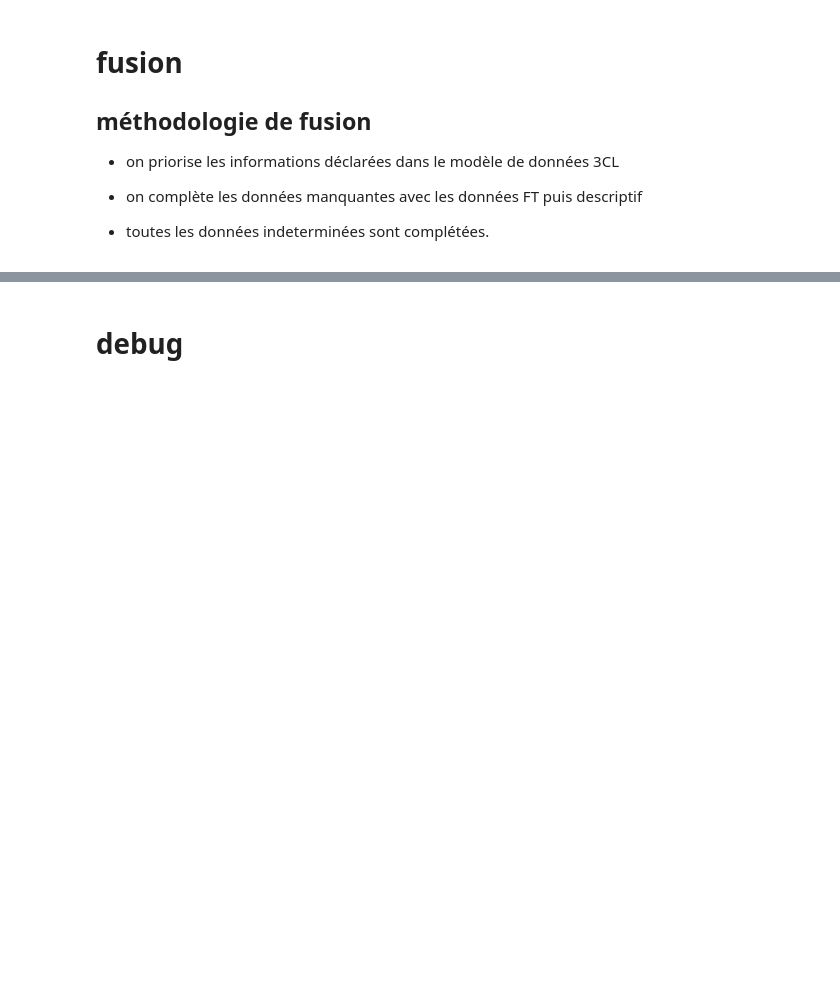
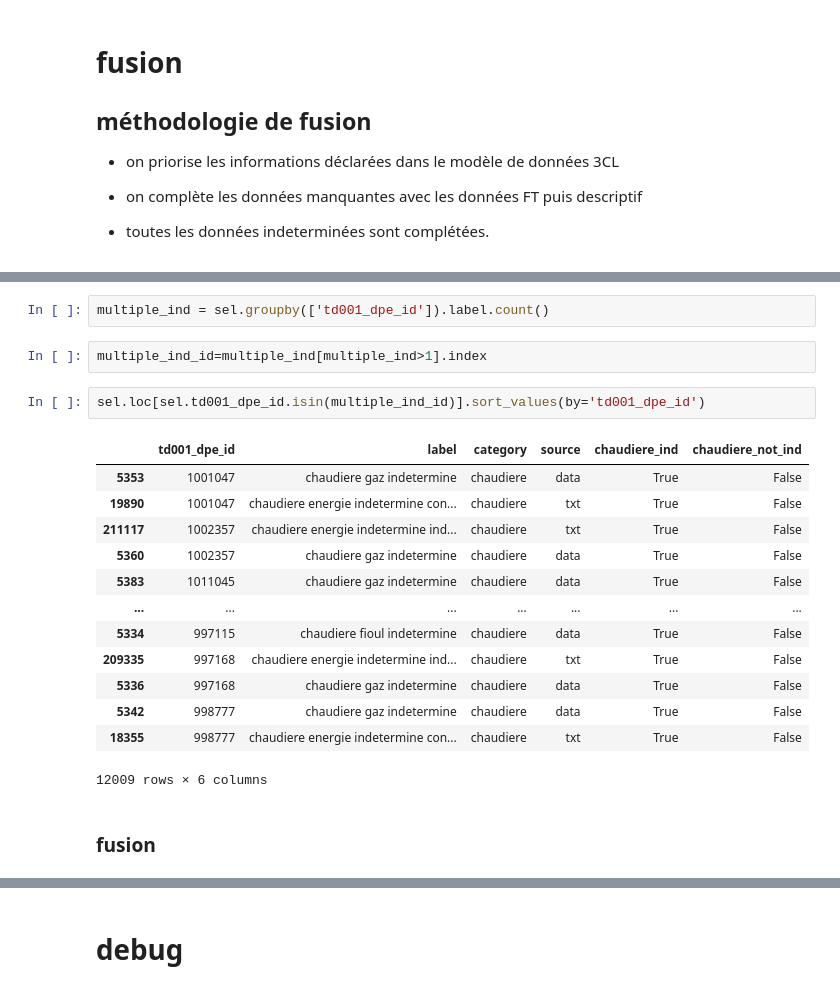
Before and after one commit to etalab/de-dpe-processing, a Jupyter notebook: data_processing_cstb/traitement_donnees_metier/dev pre 1948 elasticsearch.ipynb, the cells around one changed output, grey strips where cells are left out. Drawn from its saved outputs; the diff is of its cells as text; blank space fills up the shorter version.

```diff
--- a/data_processing_cstb/traitement_donnees_metier/dev pre 1948 elasticsearch.ipynb
+++ b/data_processing_cstb/traitement_donnees_metier/dev pre 1948 elasticsearch.ipynb
@@ -641,0 +625,22 @@ m=m.merge(gen[['td001_dpe_id','nom_methode_dpe_norm']],on='td001_dpe_id',how='ou
+# %%
+multiple_ind = sel.groupby(['td001_dpe_id']).label.count()
+# %%
+multiple_ind_id=multiple_ind[multiple_ind>1].index
+# %%
+sel.loc[sel.td001_dpe_id.isin(multiple_ind_id)].sort_values(by='td001_dpe_id')
+# %% [output]
+|  | td001_dpe_id | label | category | source | chaudiere_ind | chaudiere_not_ind |
+| 5353 | 1001047 | chaudiere gaz indetermine | chaudiere | data | True | False |
+| 19890 | 1001047 | chaudiere energie indetermine con... | chaudiere | txt | True | False |
+| 211117 | 1002357 | chaudiere energie indetermine ind... | chaudiere | txt | True | False |
+| 5360 | 1002357 | chaudiere gaz indetermine | chaudiere | data | True | False |
+| 5383 | 1011045 | chaudiere gaz indetermine | chaudiere | data | True | False |
+| ... | ... | ... | ... | ... | ... | ... |
+| 5334 | 997115 | chaudiere fioul indetermine | chaudiere | data | True | False |
+| 209335 | 997168 | chaudiere energie indetermine ind... | chaudiere | txt | True | False |
+| 5336 | 997168 | chaudiere gaz indetermine | chaudiere | data | True | False |
+| 5342 | 998777 | chaudiere gaz indetermine | chaudiere | data | True | False |
+| 18355 | 998777 | chaudiere energie indetermine con... | chaudiere | txt | True | False |
+12009 rows × 6 columns
+# %% [markdown]
+### fusion
```
Also changed, not shown: parts of 69 cells of this notebook, 4 other files.
